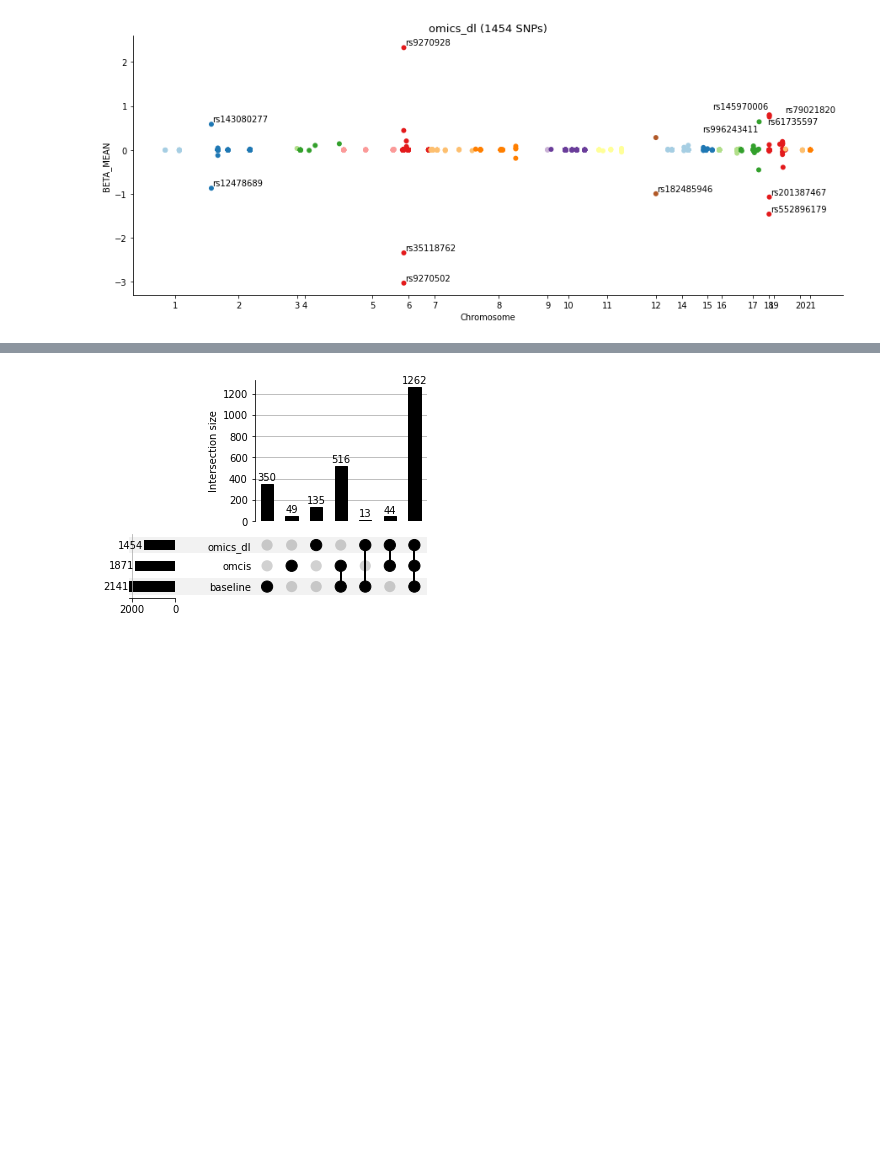
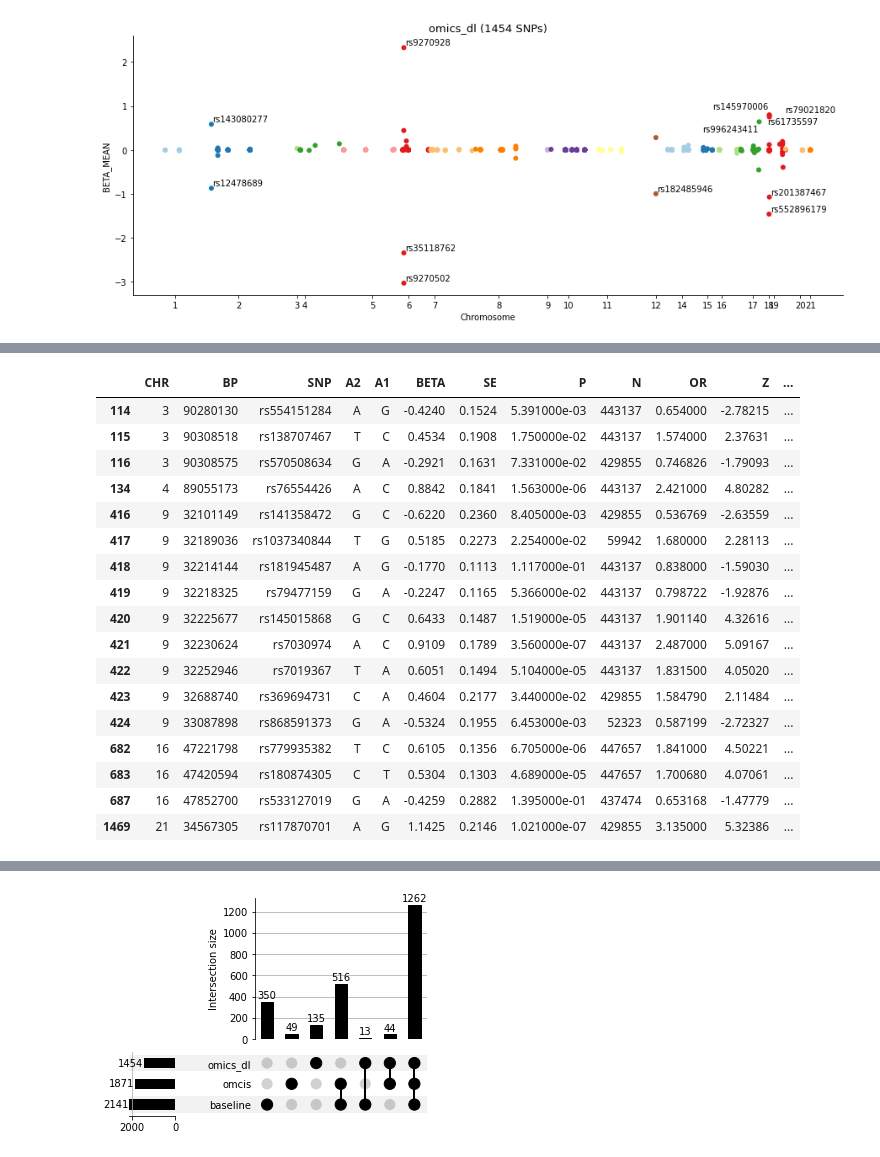
Before and after one commit to teresa-sansan/ADSP_polyfun, a Jupyter notebook: coloc/snp_of_interest.ipynb, the cells around one changed output, grey strips where cells are left out. Drawn from its saved outputs; the diff is of its cells as text; code cells hidden in the pictures; blank space fills up the shorter version.

```diff
--- a/coloc/snp_of_interest.ipynb
+++ b/coloc/snp_of_interest.ipynb
@@ -556,0 +634,22 @@ pyplot.savefig("/gpfs/commons/home/tlin/pic/ASHG_24/upsetR_snp_maf_filt.pdf", fo
+# %%
+only_susie=snp_list2.loc[(True,False, False,False)].values.reshape(-1) ## ONLY IN FUNCTIONAL (19)
+susie[(susie.CREDIBLE_SET2.isin(only_susie)) & (susie.PIP > 0.5)]
+# %% [output]
+|  | CHR | BP | SNP | A2 | A1 | BETA | SE | P | N | OR | Z | ... |
+| 114 | 3 | 90280130 | rs554151284 | A | G | -0.4240 | 0.1524 | 5.391000e-03 | 443137 | 0.654000 | -2.78215 | ... |
+| 115 | 3 | 90308518 | rs138707467 | T | C | 0.4534 | 0.1908 | 1.750000e-02 | 443137 | 1.574000 | 2.37631 | ... |
+| 116 | 3 | 90308575 | rs570508634 | G | A | -0.2921 | 0.1631 | 7.331000e-02 | 429855 | 0.746826 | -1.79093 | ... |
+| 134 | 4 | 89055173 | rs76554426 | A | C | 0.8842 | 0.1841 | 1.563000e-06 | 443137 | 2.421000 | 4.80282 | ... |
+| 416 | 9 | 32101149 | rs141358472 | G | C | -0.6220 | 0.2360 | 8.405000e-03 | 429855 | 0.536769 | -2.63559 | ... |
+| 417 | 9 | 32189036 | rs1037340844 | T | G | 0.5185 | 0.2273 | 2.254000e-02 | 59942 | 1.680000 | 2.28113 | ... |
+| 418 | 9 | 32214144 | rs181945487 | A | G | -0.1770 | 0.1113 | 1.117000e-01 | 443137 | 0.838000 | -1.59030 | ... |
+| 419 | 9 | 32218325 | rs79477159 | G | A | -0.2247 | 0.1165 | 5.366000e-02 | 443137 | 0.798722 | -1.92876 | ... |
+| 420 | 9 | 32225677 | rs145015868 | G | C | 0.6433 | 0.1487 | 1.519000e-05 | 443137 | 1.901140 | 4.32616 | ... |
+| 421 | 9 | 32230624 | rs7030974 | A | C | 0.9109 | 0.1789 | 3.560000e-07 | 443137 | 2.487000 | 5.09167 | ... |
+| 422 | 9 | 32252946 | rs7019367 | T | A | 0.6051 | 0.1494 | 5.104000e-05 | 443137 | 1.831500 | 4.05020 | ... |
+| 423 | 9 | 32688740 | rs369694731 | C | A | 0.4604 | 0.2177 | 3.440000e-02 | 429855 | 1.584790 | 2.11484 | ... |
+| 424 | 9 | 33087898 | rs868591373 | G | A | -0.5324 | 0.1955 | 6.453000e-03 | 52323 | 0.587199 | -2.72327 | ... |
+| 682 | 16 | 47221798 | rs779935382 | T | C | 0.6105 | 0.1356 | 6.705000e-06 | 447657 | 1.841000 | 4.50221 | ... |
+| 683 | 16 | 47420594 | rs180874305 | C | T | 0.5304 | 0.1303 | 4.689000e-05 | 447657 | 1.700680 | 4.07061 | ... |
+| 687 | 16 | 47852700 | rs533127019 | G | A | -0.4259 | 0.2882 | 1.395000e-01 | 437474 | 0.653168 | -1.47779 | ... |
+| 1469 | 21 | 34567305 | rs117870701 | A | G | 1.1425 | 0.2146 | 1.021000e-07 | 429855 | 3.135000 | 5.32386 | ... |
```
Also changed, not shown: parts of 16 cells of this notebook, 2 other files.
